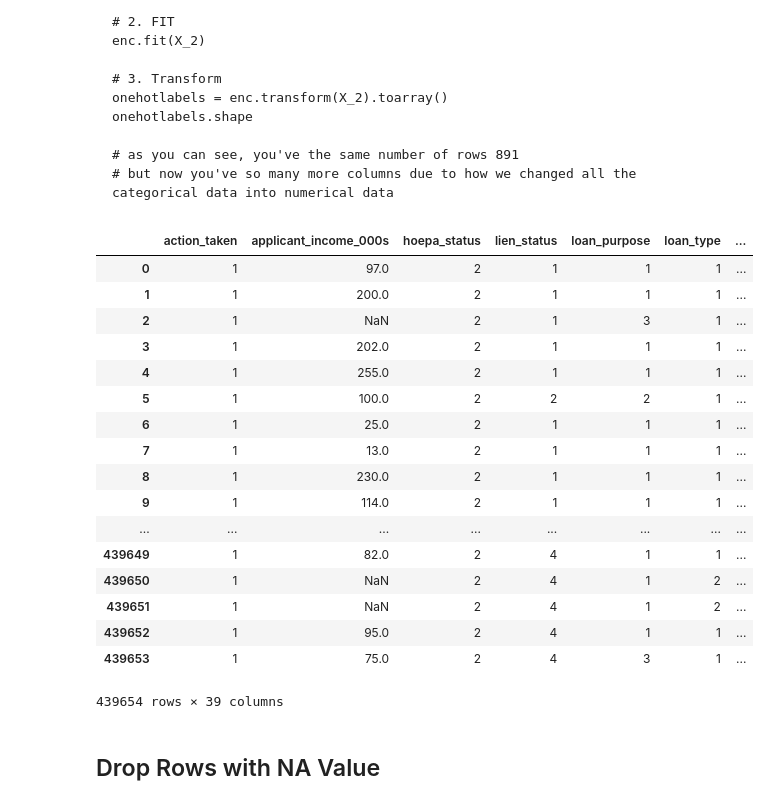
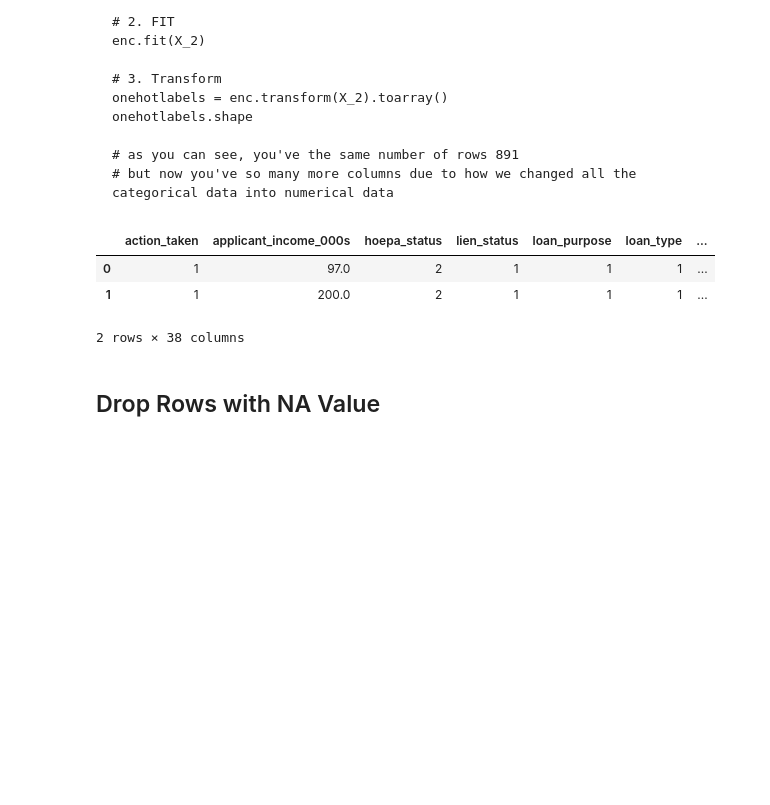
Before and after one commit to melindadevins/ai-loan-analysis, a Jupyter notebook: process_data.ipynb, the cells around one changed output. Cells and saved outputs as stored; diff of their text form; code cells hidden in the pictures; blank space fills up the shorter version.

```diff
--- a/process_data.ipynb
+++ b/process_data.ipynb
@@ -409,7 +395,7 @@ df_action_count
 
 Columns that are redundant with other columns, or irrelevant with the outcome can distort the result, reduce the predition performance. Same goes with the columns that contain only empty values.   It is part of preprocessing to remove these columns,
 # %%
-#df = df_orig.copy()
+df = df_orig.copy()
 
 drop_column = [
     #'action_taken',
@@ -481,14 +467,14 @@ drop_column = [
  'sequence_number',
  'state_code',
  'state_abbr',
- 'state_name']
+ 'state_name',
  #'hud_median_family_income',
  #'loan_amount_000s',
  #'number_of_1_to_4_family_units',
  #'number_of_owner_occupied_units',
  #'minority_population',
  #'population',
- #'rate_spread',
+ 'rate_spread']
  #'tract_to_msamd_income']
 
 
@@ -589,0 +576,13 @@ display(df_dropped.loc[0:2, :])
+# %%
+
+def write_to_file(panda_df, file_name):
+    # Create a Pandas Excel writer using XlsxWriter as the engine.
+    #writer = pd.ExcelWriter('file', engine='xlsxwriter')
+
+    # Convert the dataframe to an XlsxWriter Excel object.
+    #panda_df.to_excel(writer, sheet_name='Sheet1')
+
+    # Close the Pandas Excel writer and output the Excel file.
+    #writer.save()
+
+    panda_df.to_csv(file_name, sep=',', encoding='utf-8', index=False)
@@ -653,0 +640,10 @@ scaled_features_df = pd.DataFrame(scaled_features, index=df.index, columns=df.co
+# %%
+
+from sklearn.preprocessing import StandardScaler
+scaler = StandardScaler()
+scaled_data = pd.DataFrame(data=scaler.fit_transform(df_dropped[scale_column]),
+                           columns=scale_column)
+
+df = pd.concat([df_dropped, scaled_data], axis=1)
+display(df.head(n=20))
+write_to_file(df_dropped, './data/ny_hmda_2015_standar.csv')
@@ -701,26 +716,14 @@ May use sklearn for numpy nparray, or panda for panda dataframe
 # %%
 one_hot_column = ['agency_code','applicant_ethnicity','applicant_race_1', 'applicant_sex']
 
-pd.get_dummies(data=df, columns=one_hot_column)
+df = pd.get_dummies(data=df, columns=one_hot_column)
+display(df.head(n=2))
+write_to_file(df_dropped, './data/ny_hmda_2015_onehot.csv')
 # %% [output]
 |  | action_taken | applicant_income_000s | hoepa_status | lien_status | loan_purpose | loan_type | ... |
 | 0 | 1 | 97.0 | 2 | 1 | 1 | 1 | ... |
 | 1 | 1 | 200.0 | 2 | 1 | 1 | 1 | ... |
-| 2 | 1 | NaN | 2 | 1 | 3 | 1 | ... |
-| 3 | 1 | 202.0 | 2 | 1 | 1 | 1 | ... |
-| 4 | 1 | 255.0 | 2 | 1 | 1 | 1 | ... |
-| 5 | 1 | 100.0 | 2 | 2 | 2 | 1 | ... |
-| 6 | 1 | 25.0 | 2 | 1 | 1 | 1 | ... |
-| 7 | 1 | 13.0 | 2 | 1 | 1 | 1 | ... |
-| 8 | 1 | 230.0 | 2 | 1 | 1 | 1 | ... |
-| 9 | 1 | 114.0 | 2 | 1 | 1 | 1 | ... |
-| ... | ... | ... | ... | ... | ... | ... | ... |
-| 439649 | 1 | 82.0 | 2 | 4 | 1 | 1 | ... |
-| 439650 | 1 | NaN | 2 | 4 | 1 | 2 | ... |
-| 439651 | 1 | NaN | 2 | 4 | 1 | 2 | ... |
-| 439652 | 1 | 95.0 | 2 | 4 | 1 | 1 | ... |
-| 439653 | 1 | 75.0 | 2 | 4 | 3 | 1 | ... |
-439654 rows × 39 columns
+2 rows × 38 columns
 # %% [markdown]
 ## Drop Rows with NA Value
 # %%
```
Also changed, not shown: parts of 15 cells of this notebook.
